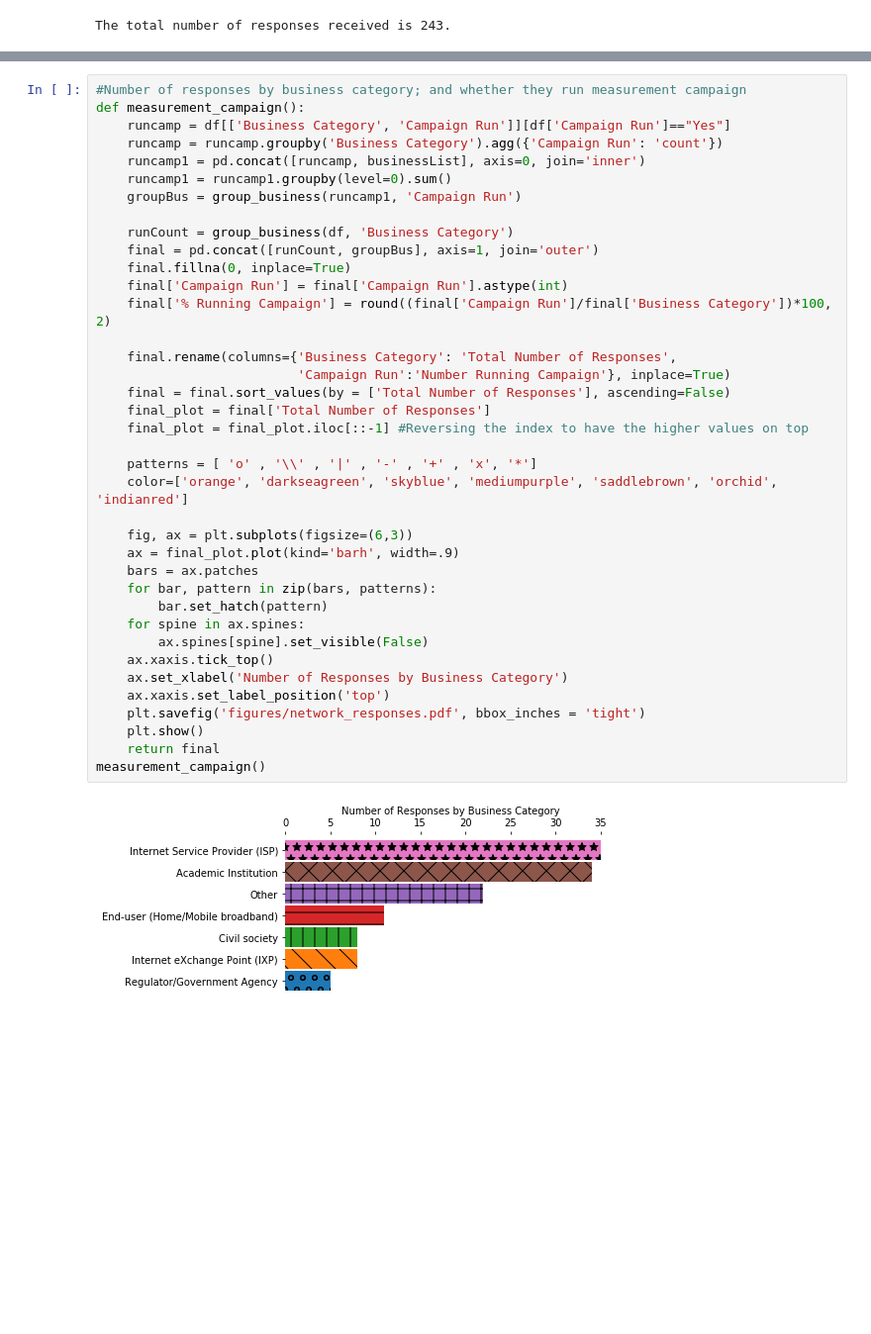
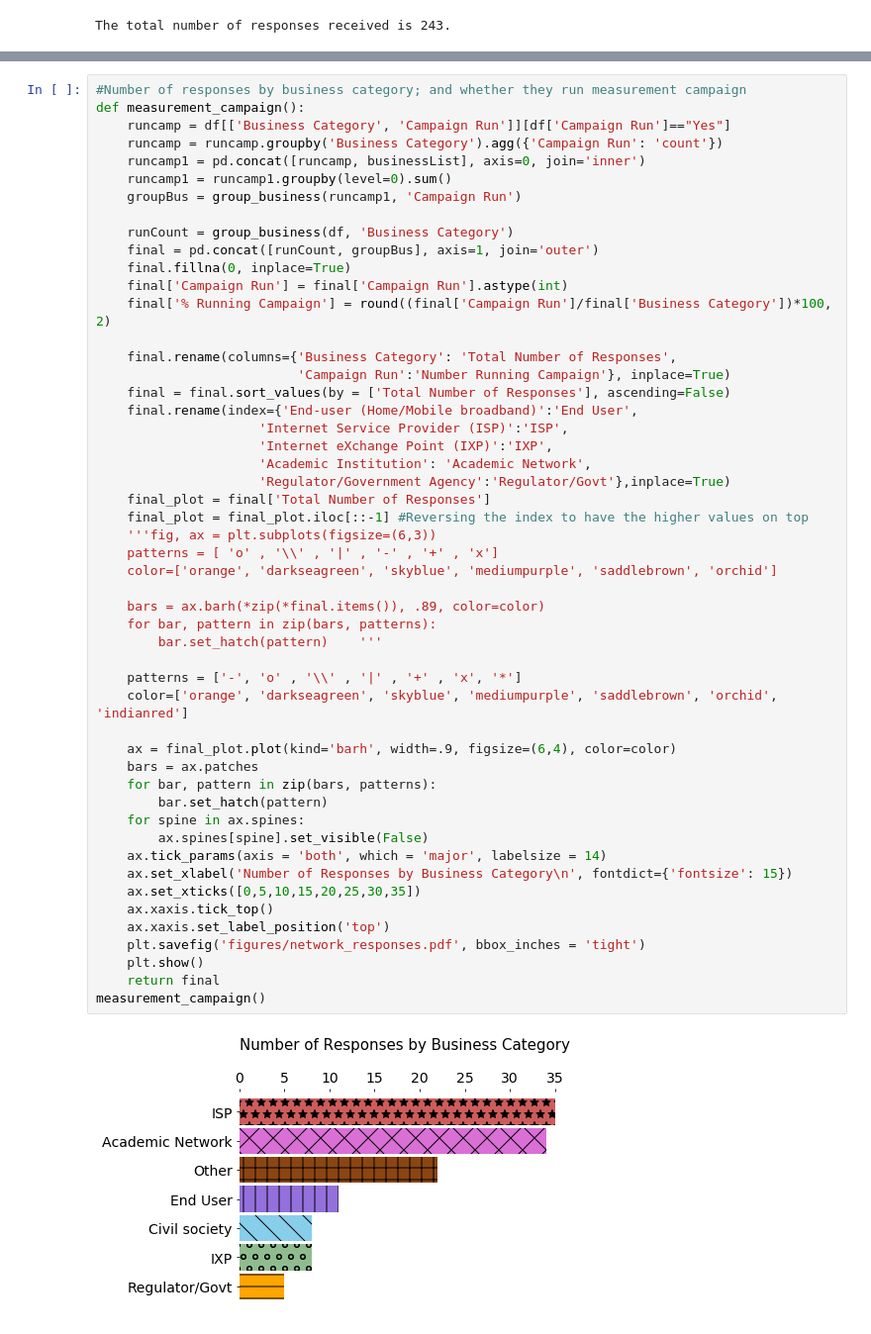
Before and after one commit to AFRINIC-Labs/Africa_Internet_Measurement_Survey, a Jupyter notebook: survey_analysis.ipynb, the cells around one changed output, grey strips where cells are left out. Shown at 99% size. Cells and saved outputs as stored; diff of their text form; blank space fills up the shorter version.

```diff
--- a/survey_analysis.ipynb
+++ b/survey_analysis.ipynb
@@ -120,36 +124,49 @@ def measurement_campaign():
     runcamp1 = pd.concat([runcamp, businessList], axis=0, join='inner')
     runcamp1 = runcamp1.groupby(level=0).sum()
     groupBus = group_business(runcamp1, 'Campaign Run')
 
     runCount = group_business(df, 'Business Category')
     final = pd.concat([runCount, groupBus], axis=1, join='outer')
     final.fillna(0, inplace=True)
     final['Campaign Run'] = final['Campaign Run'].astype(int)
     final['% Running Campaign'] = round((final['Campaign Run']/final['Business Category'])*100, 2)
 
     final.rename(columns={'Business Category': 'Total Number of Responses',
                           'Campaign Run':'Number Running Campaign'}, inplace=True)
     final = final.sort_values(by = ['Total Number of Responses'], ascending=False)
+    final.rename(index={'End-user (Home/Mobile broadband)':'End User',
+                     'Internet Service Provider (ISP)':'ISP',
+                     'Internet eXchange Point (IXP)':'IXP',
+                     'Academic Institution': 'Academic Network',
+                     'Regulator/Government Agency':'Regulator/Govt'},inplace=True)
     final_plot = final['Total Number of Responses']
     final_plot = final_plot.iloc[::-1] #Reversing the index to have the higher values on top
+    '''fig, ax = plt.subplots(figsize=(6,3))
+    patterns = [ 'o' , '\\' , '|' , '-' , '+' , 'x']
+    color=['orange', 'darkseagreen', 'skyblue', 'mediumpurple', 'saddlebrown', 'orchid']
 
-    patterns = [ 'o' , '\\' , '|' , '-' , '+' , 'x', '*']
+    bars = ax.barh(*zip(*final.items()), .89, color=color)
+    for bar, pattern in zip(bars, patterns):
+        bar.set_hatch(pattern)    '''
+
+    patterns = ['-', 'o' , '\\' , '|' , '+' , 'x', '*']
     color=['orange', 'darkseagreen', 'skyblue', 'mediumpurple', 'saddlebrown', 'orchid', 'indianred']
 
-    fig, ax = plt.subplots(figsize=(6,3))
-    ax = final_plot.plot(kind='barh', width=.9)
+    ax = final_plot.plot(kind='barh', width=.9, figsize=(6,4), color=color)
     bars = ax.patches
     for bar, pattern in zip(bars, patterns):
         bar.set_hatch(pattern)
     for spine in ax.spines:
         ax.spines[spine].set_visible(False)
+    ax.tick_params(axis = 'both', which = 'major', labelsize = 14)
+    ax.set_xlabel('Number of Responses by Business Category\n', fontdict={'fontsize': 15})
+    ax.set_xticks([0,5,10,15,20,25,30,35])
     ax.xaxis.tick_top()
-    ax.set_xlabel('Number of Responses by Business Category')
     ax.xaxis.set_label_position('top')
     plt.savefig('figures/network_responses.pdf', bbox_inches = 'tight')
     plt.show()
     return final
 measurement_campaign()
 # %% [output]
-[figure, old version]
+[figure, new version]
 |  | Total Number of Responses | Number Running Campaign | % Running Campaign |
```
Also changed, not shown: parts of 11 cells of this notebook.
